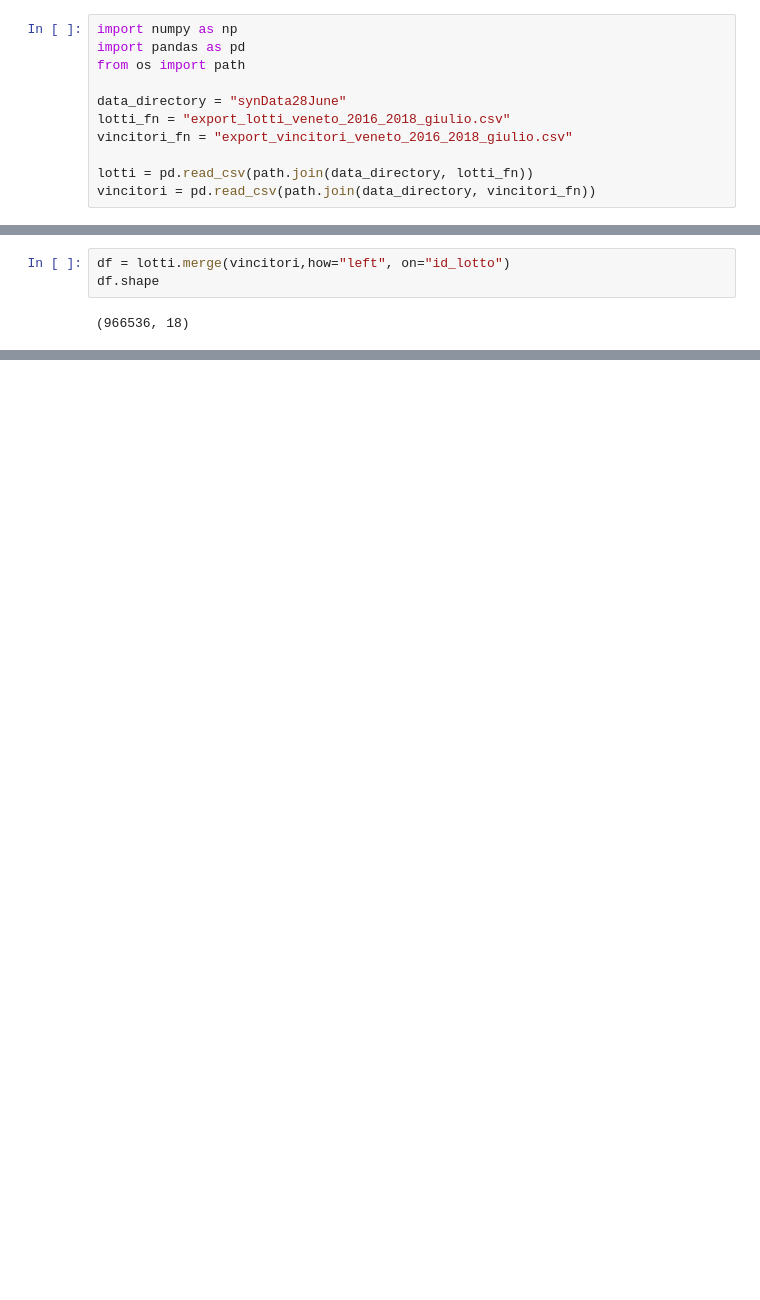
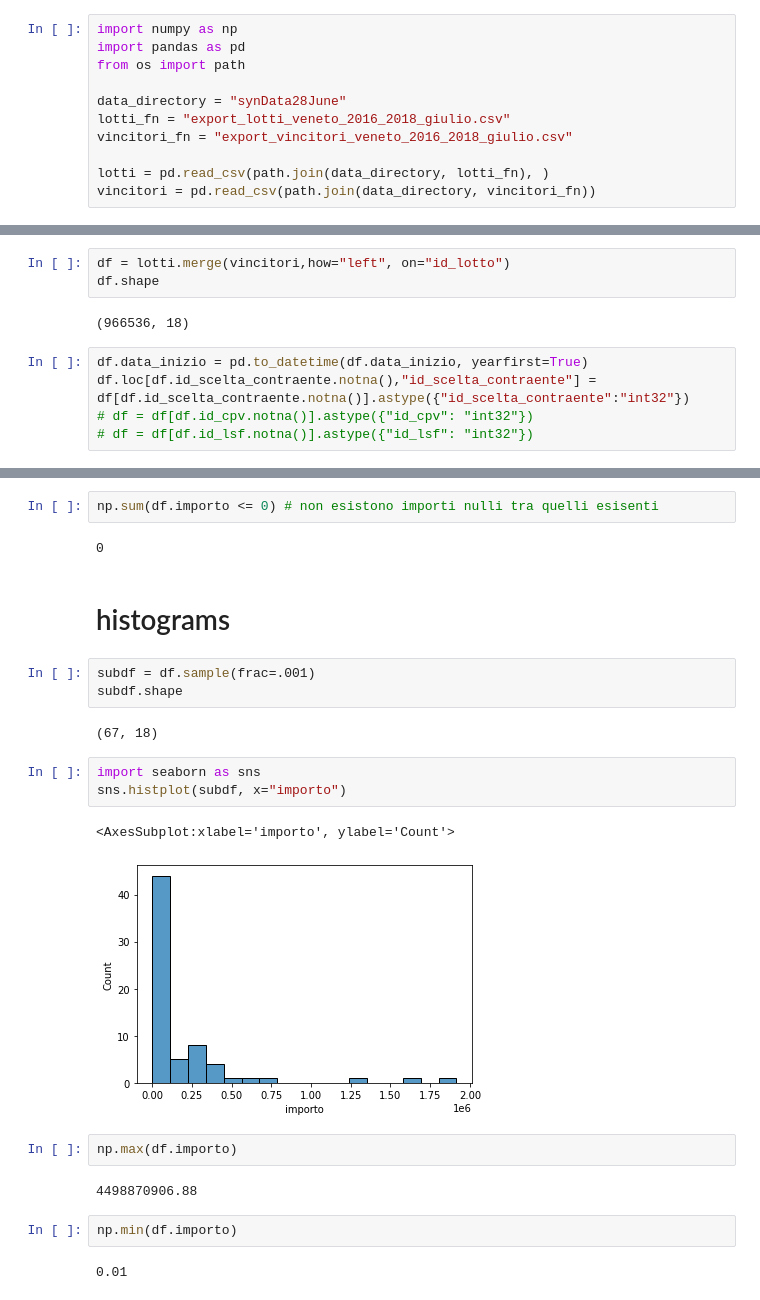
Before and after one commit to Yourne/synapthesis, a Jupyter notebook: explore.ipynb, the cells around one changed output, grey strips where cells are left out. Drawn from its saved outputs; the diff is of its cells as text; blank space fills up the shorter version.

```diff
--- a/explore.ipynb
+++ b/explore.ipynb
@@ -15,7 +33,7 @@ data_directory = "synData28June"
 lotti_fn = "export_lotti_veneto_2016_2018_giulio.csv"
 vincitori_fn = "export_vincitori_veneto_2016_2018_giulio.csv"
 
-lotti = pd.read_csv(path.join(data_directory, lotti_fn))
+lotti = pd.read_csv(path.join(data_directory, lotti_fn), )
 vincitori = pd.read_csv(path.join(data_directory, vincitori_fn))
 # %% [markdown]
 ## lotti attributi
@@ -193,4 +211,9 @@ df = lotti.merge(vincitori,how="left", on="id_lotto")
 df.shape
 # %% [output]
 (966536, 18)
+# %%
+df.data_inizio = pd.to_datetime(df.data_inizio, yearfirst=True)
+df.loc[df.id_scelta_contraente.notna(),"id_scelta_contraente"] = df[df.id_scelta_contraente.notna()].astype({"id_scelta_contraente":"int32"})
+# df = df[df.id_cpv.notna()].astype({"id_cpv": "int32"})
+# df = df[df.id_lsf.notna()].astype({"id_lsf": "int32"})
 # %%
@@ -201,0 +280,25 @@ there are more call-winner
+# %%
+np.sum(df.importo <= 0) # non esistono importi nulli tra quelli esisenti
+# %% [output]
+0
+# %% [markdown]
+# histograms
+# %%
+subdf = df.sample(frac=.001)
+subdf.shape
+# %% [output]
+(67, 18)
+# %%
+import seaborn as sns
+sns.histplot(subdf, x="importo")
+# %% [output]
+<AxesSubplot:xlabel='importo', ylabel='Count'>
+[figure, added]
+# %%
+np.max(df.importo)
+# %% [output]
+4498870906.88
+# %%
+np.min(df.importo)
+# %% [output]
+0.01
```
Also changed, not shown: parts of 31 cells of this notebook, 1 other file.
